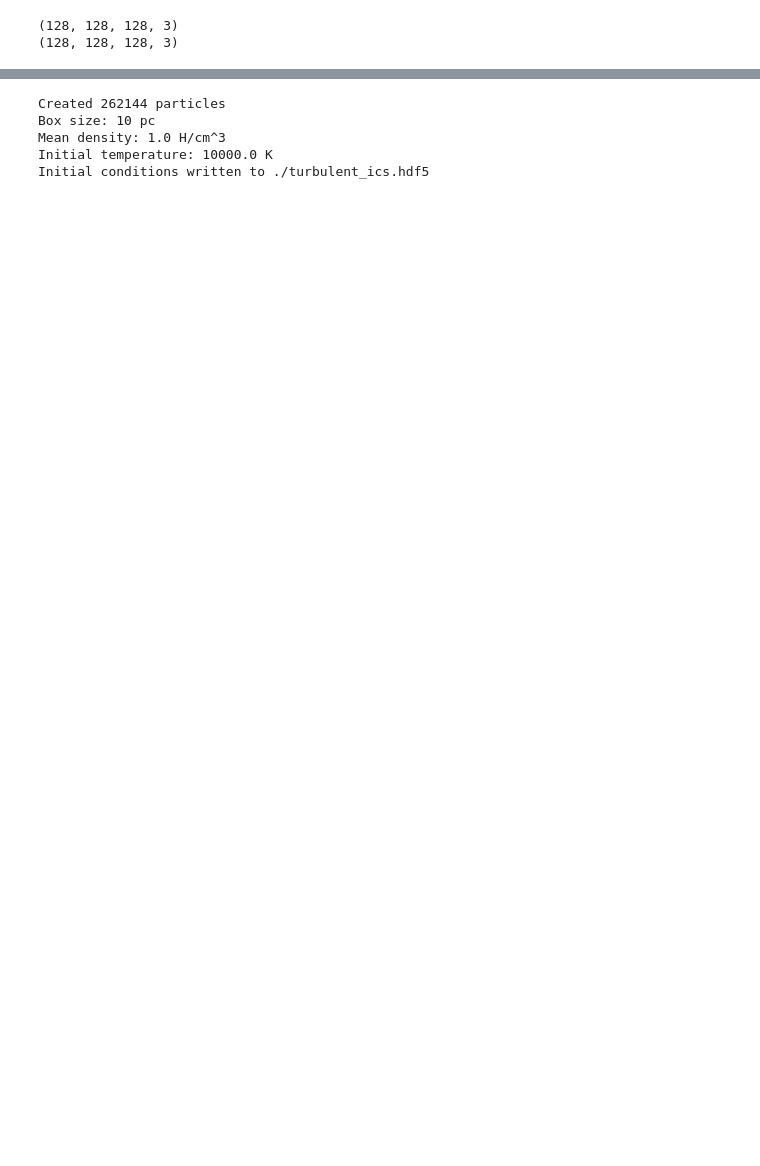
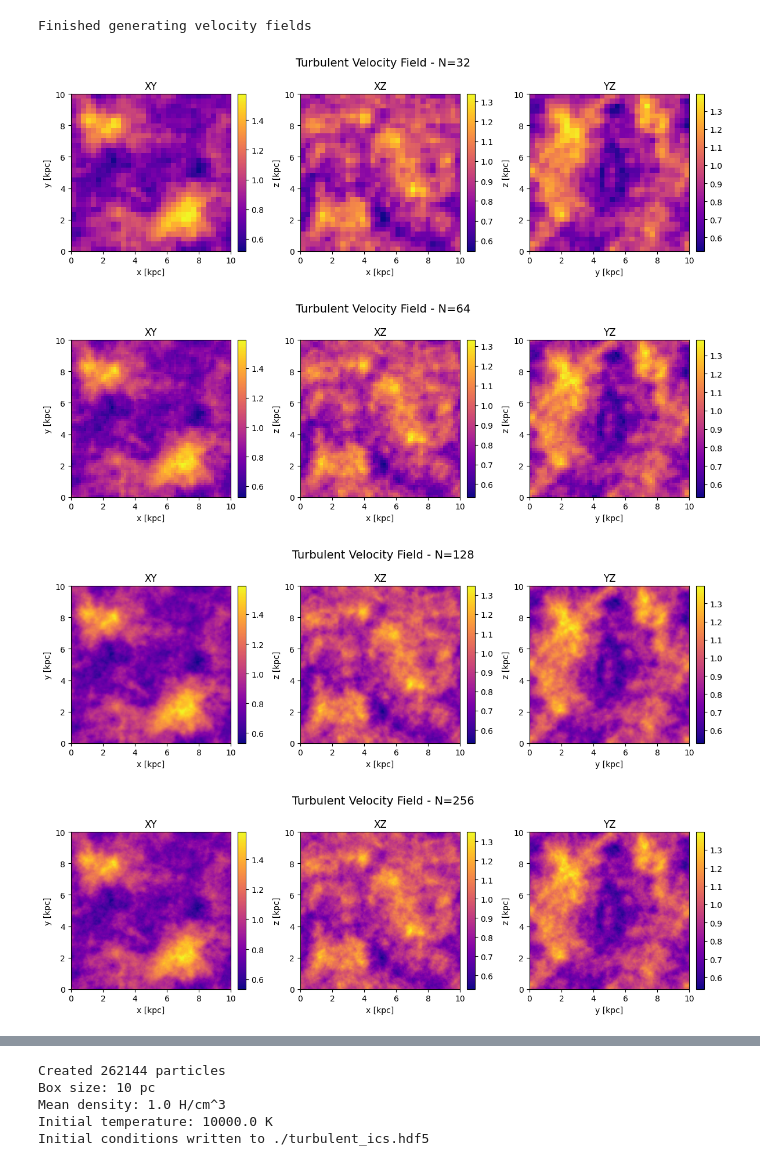
Before and after one commit to doctorcbpower/pyturb, a Jupyter notebook: notebooks/turbulence.ipynb, the cells around one changed output, grey strips where cells are left out. Drawn from its saved outputs; the diff is of its cells as text; code cells hidden in the pictures; blank space fills up the shorter version.

Commit message:
Sample phase for modes ensuring that statistical realisations are consistent across resolution

```diff
--- a/notebooks/turbulence.ipynb
+++ b/notebooks/turbulence.ipynb
@@ -18,4 +15,9 @@ from time import sleep, perf_counter
 
 import gc
 # %%
-turb=pyturb.CreateTurbulentVelocityField(grid_size=128,v_turb=0.,box_size=10)
+# Tools to generate turbulent velocity fields
+turb = pyturb.CreateTurbulentVelocityField(grid_size=64,v_turb=10.,box_size=10,seed=143289)
+# Tools to measure velocity fields
+mturb = pyturb.MeasureVelocityField()
+# Tools to generate gridded velocity fields given particle data
+gt = pyturb.GriddingTools()
@@ -30,12 +24,22 @@ pos=np.stack([x, y, z], axis=-1)
 # %%
-gt=pyturb.GriddingTools()
-grid_size = np.array([128,128,128], dtype=np.int64)  # Numba-safe
-grid_limits =  np.array([0,1,0,1,0,1], dtype=np.float64)*turb.box_size
-velocity_field = gt.smooth_to_grid(pos, vel, grid_size, grid_limits, method="NGP")
-# fig, axes = gt.plot_3d_projections(velocity_field, grid_limits, mode='projection', slice_width=3, projection='max', cmap='plasma', units='kpc', title="Turbulent Velocity Field - Magnitude")
+resolution = [32, 64, 128, 256]
+seed = np.ones(len(resolution),dtype=np.int64)*42
+vel_field = [None]*len(resolution)
+vel_field_smooth = [None]*len(resolution)
+
+for i,res in enumerate(resolution):
+    # Generate velocity field
+    turb = pyturb.CreateTurbulentVelocityField(grid_size=res,v_turb=10.,box_size=10,seed=seed[i])
+    vel_field[i] = turb.generate_kolmogorov_field(energy_spectrum_index=5./3., energy_scale=1.0)
+    # Generate a gridded version of the velocity field
+    (vx,vy,vz) = (turb.vx.ravel(),turb.vy.ravel(),turb.vz.ravel())
+    vel = np.stack([vx, vy, vz], axis=-1)
+    (x,y,z) = (turb.X.ravel(),turb.Y.ravel(),turb.Z.ravel())
+    pos = np.stack([x, y, z], axis=-1)
+    grid_limits =  np.array([0,1,0,1,0,1], dtype=np.float64)*turb.box_size
+    grid_size = [res,res,res]
+    vel_field_smooth[i] = gt.smooth_to_grid(pos, vel, grid_size, grid_limits, method="CIC")
+
+print("Finished generating velocity fields")
+# %% [output]
+Finished generating velocity fields
-# %%
-print(velocity_field.shape)
-print(velocity_field0.shape)
-# %% [output]
-(128, 128, 128, 3)
-(128, 128, 128, 3)
@@ -43,0 +46,10 @@ mturb=pyturb.MeasureVelocityField()
+# %%
+fig, axes = gt.plot_3d_projections(vel_field[0], grid_limits, mode='projection', slice_width=3, projection='mean', cmap='plasma', units='kpc', title="Turbulent Velocity Field - N=32")
+fig, axes = gt.plot_3d_projections(vel_field[1], grid_limits, mode='projection', slice_width=3, projection='mean', cmap='plasma', units='kpc', title="Turbulent Velocity Field - N=64")
+fig, axes = gt.plot_3d_projections(vel_field[2], grid_limits, mode='projection', slice_width=3, projection='mean', cmap='plasma', units='kpc', title="Turbulent Velocity Field - N=128")
+fig, axes = gt.plot_3d_projections(vel_field[3], grid_limits, mode='projection', slice_width=3, projection='mean', cmap='plasma', units='kpc', title="Turbulent Velocity Field - N=256")
+# %% [output]
+[figure, added]
+[figure, added]
+[figure, added]
+[figure, added]
```
Also changed, not shown: parts of 8 cells of this notebook, 4 other files.
